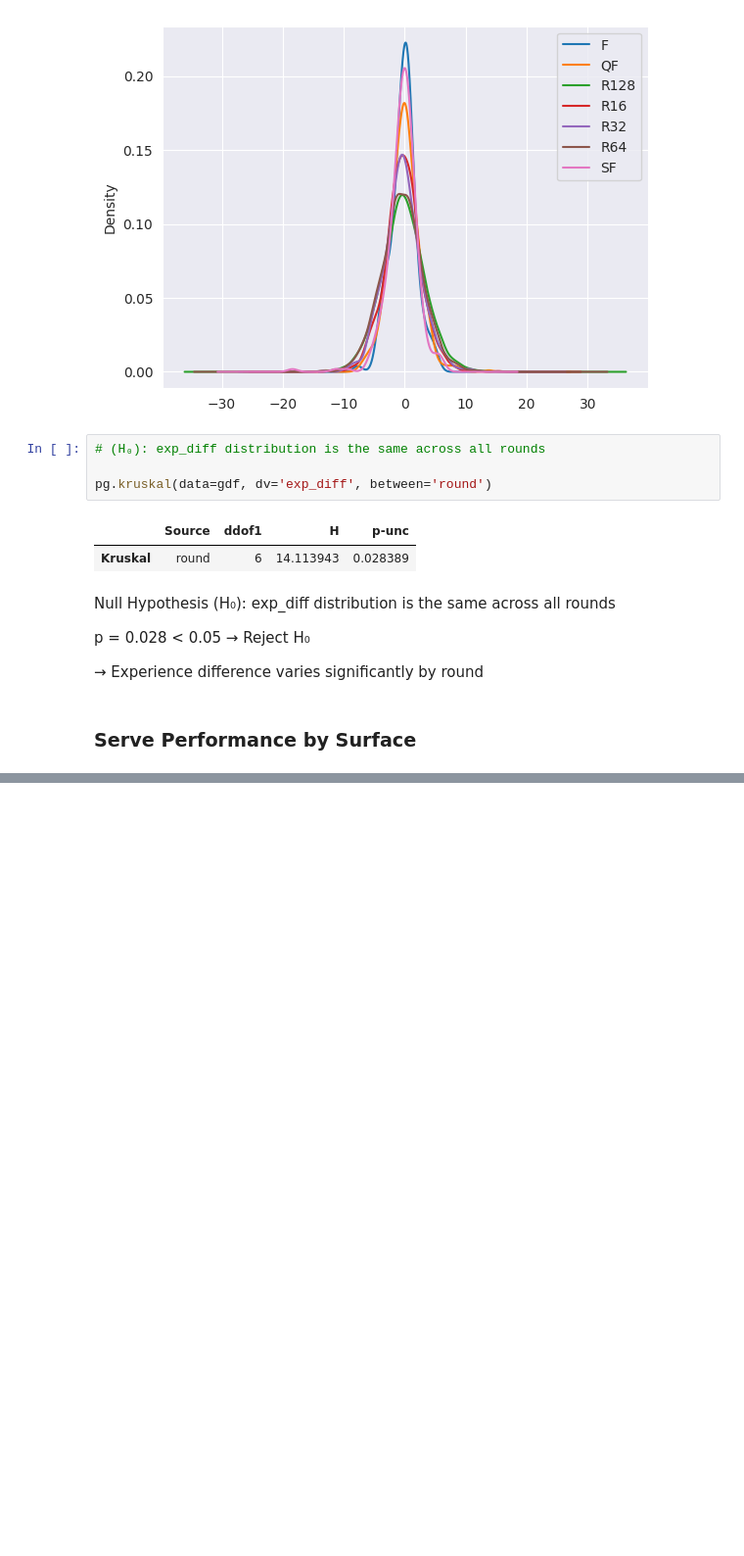
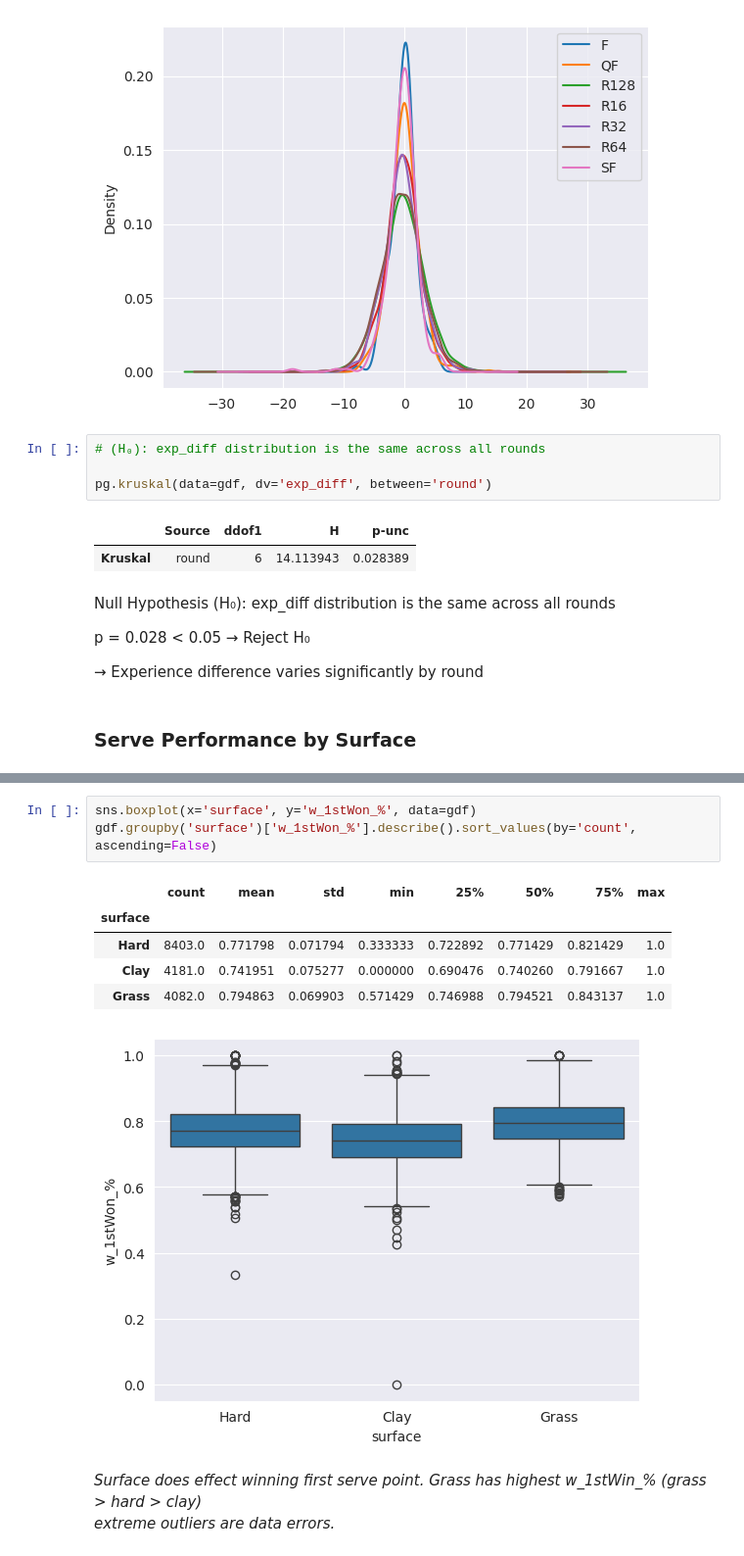
Before and after one commit to Tesserxt/ATP-Tennis, a Jupyter notebook: Notebooks/02_feature_engineering_eda.ipynb, the cells around one changed output, grey strips where cells are left out. Shown: that part at 98% size. Drawn from its saved outputs; the diff is of its cells as text; blank space fills up the shorter version.

```diff
--- a/Notebooks/02_feature_engineering_eda.ipynb
+++ b/Notebooks/02_feature_engineering_eda.ipynb
@@ -294,0 +321,13 @@ gdf.head()
+# %%
+sns.boxplot(x='surface', y='w_1stWon_%', data=gdf)
+gdf.groupby('surface')['w_1stWon_%'].describe().sort_values(by='count', ascending=False)
+# %% [output]
+|  | count | mean | std | min | 25% | 50% | 75% | max |
+| surface |  |  |  |  |  |  |  |  |
+| Hard | 8403.0 | 0.771798 | 0.071794 | 0.333333 | 0.722892 | 0.771429 | 0.821429 | 1.0 |
+| Clay | 4181.0 | 0.741951 | 0.075277 | 0.000000 | 0.690476 | 0.740260 | 0.791667 | 1.0 |
+| Grass | 4082.0 | 0.794863 | 0.069903 | 0.571429 | 0.746988 | 0.794521 | 0.843137 | 1.0 |
+[figure, added]
+# %% [markdown]
+*Surface does effect winning first serve point. Grass has highest w_1stWin_% (grass > hard > clay)
+<br>extreme outliers are data errors.*
```
Also changed, not shown: parts of 4 cells of this notebook.
